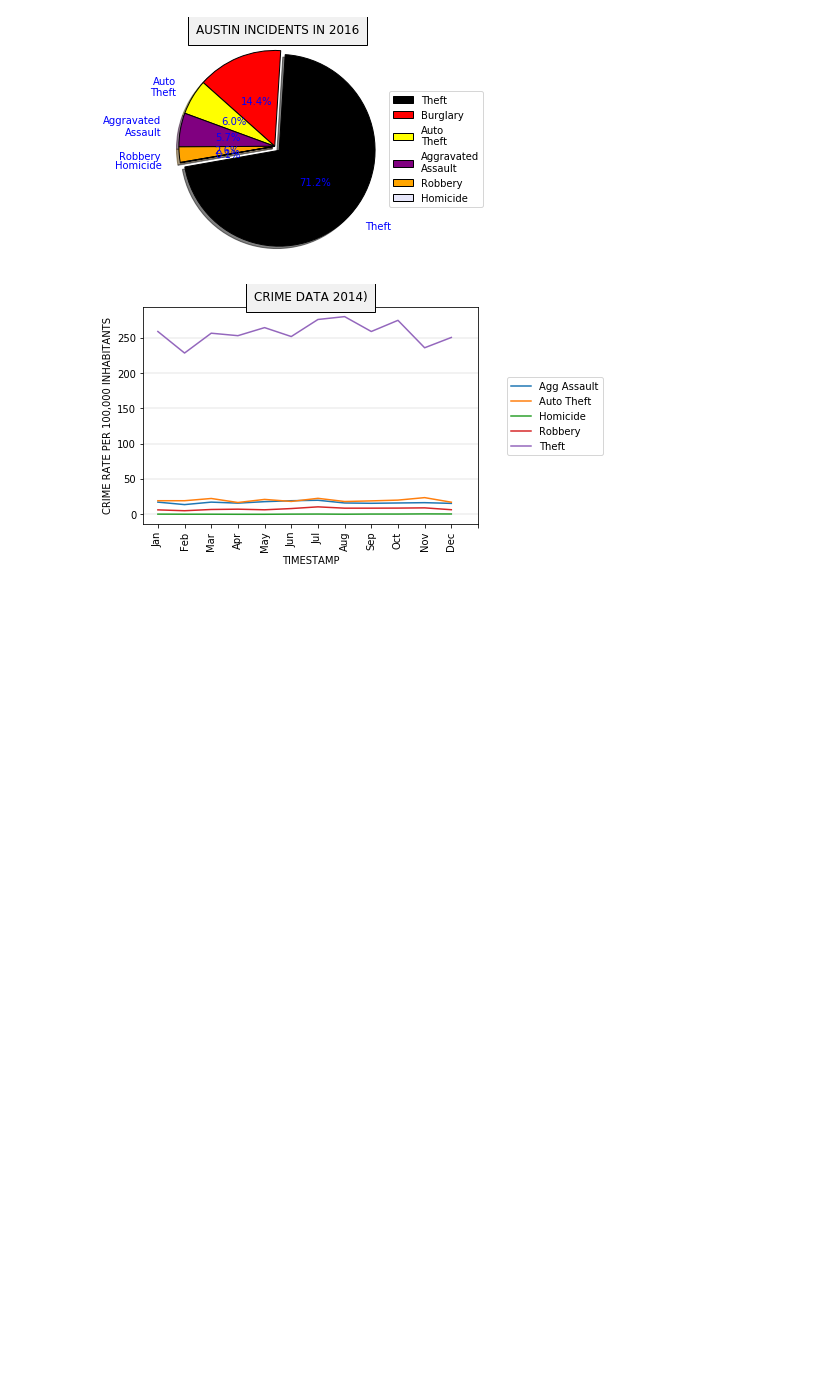
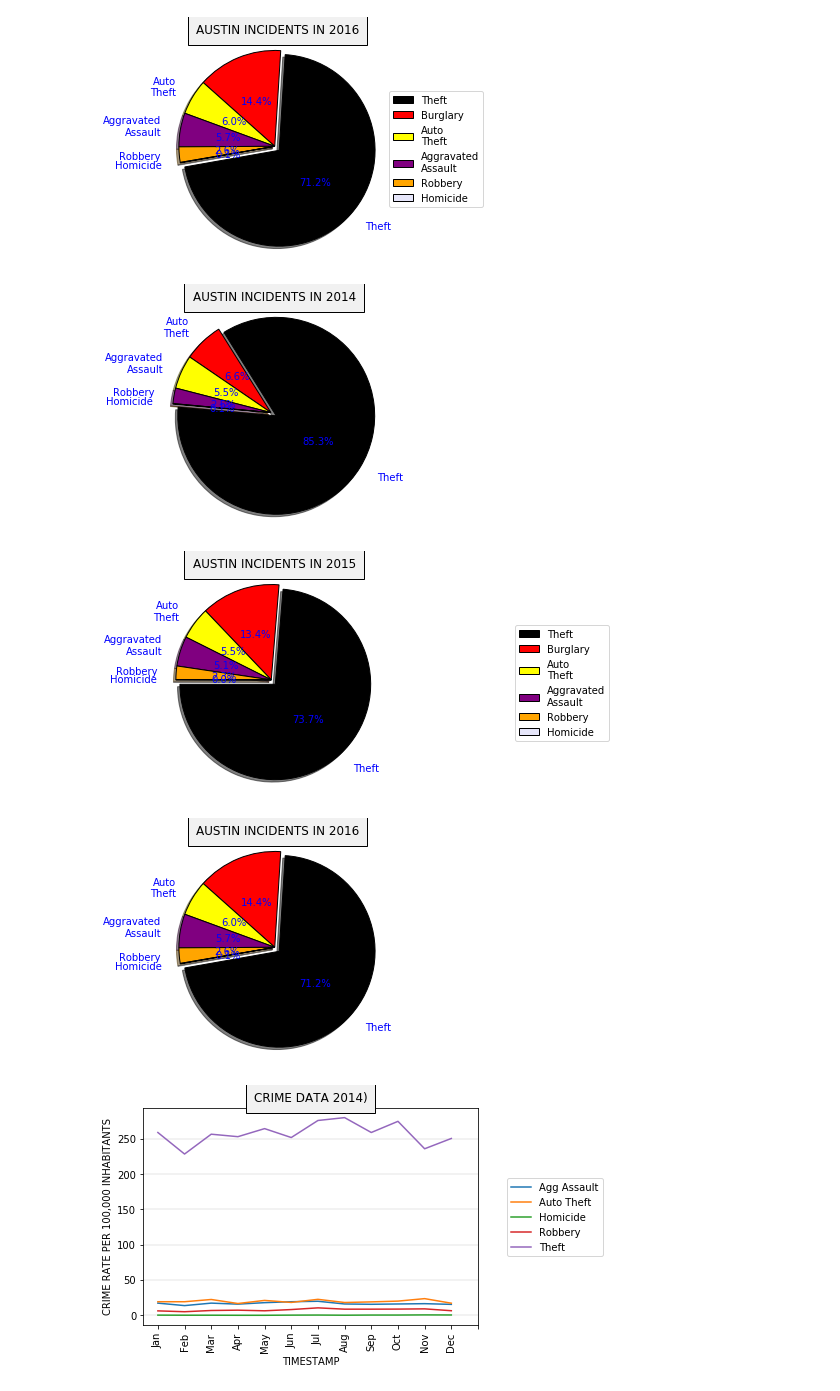
Before and after one commit to shruthieg/Austin-Crime-Data-Analytics, a Jupyter notebook: Project_1_DataClean2.ipynb, the cells around one changed output. Saved outputs shown, nothing was run; the diff lists cells and outputs as text; code cells hidden in the pictures; blank space fills up the shorter version.

```diff
--- a/Project_1_DataClean2.ipynb
+++ b/Project_1_DataClean2.ipynb
@@ -366,6 +366,55 @@ plt.axis("equal")
 plt.show()
 # %% [output]
 [figure]
+# %%
+import numpy as np
+
+x = np.random.randn(50)
+
+incident_type_2014 = ['Theft','Auto\nTheft', 'Aggravated\nAssault', 'Robbery', 'Homicide']
+values = [28143, 2162, 1827, 839, 25]
+colors = ["Black", "red", "yellow", "purple","orange"]
+#plt.legend(incident_type_2014, title="INCIDENT TYPES",loc="upper right")
+plt.title("AUSTIN INCIDENTS IN 2014",bbox={'facecolor':'15', 'pad':8})
+#only explode theft slice(1st)
+explode=(0.05,0,0,0,0)
+ax1=plt.pie(values,labels=incident_type_2014,explode=explode,colors=colors,
+         autopct="%0.1f%%", shadow=True, startangle=175, pctdistance=0.5,
+        labeldistance=1.2,radius=0.8,textprops={"color":"b"},wedgeprops = { 'linewidth': 1, "edgecolor" :"k" })
+# plt.legend(pie[0],incident_type_2014, bbox_to_anchor=(1,0.5), loc="right",bbox_transform=plt.gcf().transFigure)
+plt.axis("equal")
+ax1 = fig.add_subplot(221)
+plt.show()
+
+incident_type_2015 = ['Theft','Burglary','Auto\nTheft', 'Aggravated\nAssault', 'Robbery', 'Homicide']
+values = [26624, 4846, 1982, 1829, 826, 18]
+colors = ["Black", "red", "yellow", "purple","orange","lavender"]
+plt.title("AUSTIN INCIDENTS IN 2015",bbox={'facecolor':'15', 'pad':8})
+explode=(0.05,0,0,0,0,0)
+ax2=plt.pie(values,labels=incident_type_2015, explode=explode,colors=colors,
+         autopct="%0.1f%%", shadow=True, startangle=180, pctdistance=0.5,
+        labeldistance=1.2,radius=0.8,textprops={"color":"b"},wedgeprops = { 'linewidth': 1, "edgecolor" :"k" })
+plt.legend(pie[0],incident_type_2015, bbox_to_anchor=(1.3,0.5), loc="right",bbox_transform=plt.gcf().transFigure)
+plt.axis("equal")
+ax2 = fig.add_subplot(222, sharex=ax1, sharey=ax1)
+plt.show()
+
+incident_type_2016 = ['Theft','Burglary','Auto\nTheft', 'Aggravated\nAssault', 'Robbery', 'Homicide']
+values = [24911, 5039, 2092, 1990, 911, 30]
+colors = ["Black", "red", "yellow", "purple","orange","lavender"]
+plt.title("AUSTIN INCIDENTS IN 2016",bbox={'facecolor':'15', 'pad':8})
+explode=(0.05,0,0,0,0,0)
+ax3=plt.pie(values,labels=incident_type_2016,explode=explode,colors=colors,
+         autopct="%0.1f%%", shadow=True, startangle=190, pctdistance=0.5,
+        labeldistance=1.2,radius=0.8,textprops={"color":"b"},wedgeprops = { 'linewidth': 1, "edgecolor" :"k" })
+# plt.legend(pie[0],incident_type_2016, bbox_to_anchor=(1,0.5), loc="right",bbox_transform=plt.gcf().transFigure)
+plt.axis("equal")
+ax3 = fig.add_subplot(223, sharex=ax1, sharey=ax1)
+plt.show()
+# %% [output]
+[figure, added]
+[figure, added]
+[figure, added]
 # %%
 # LINE GRAPH PLOTTING OF CRIME RATES IN EACH MONTH IN THE YEAR 2014 IN AUSTIN
 
```
